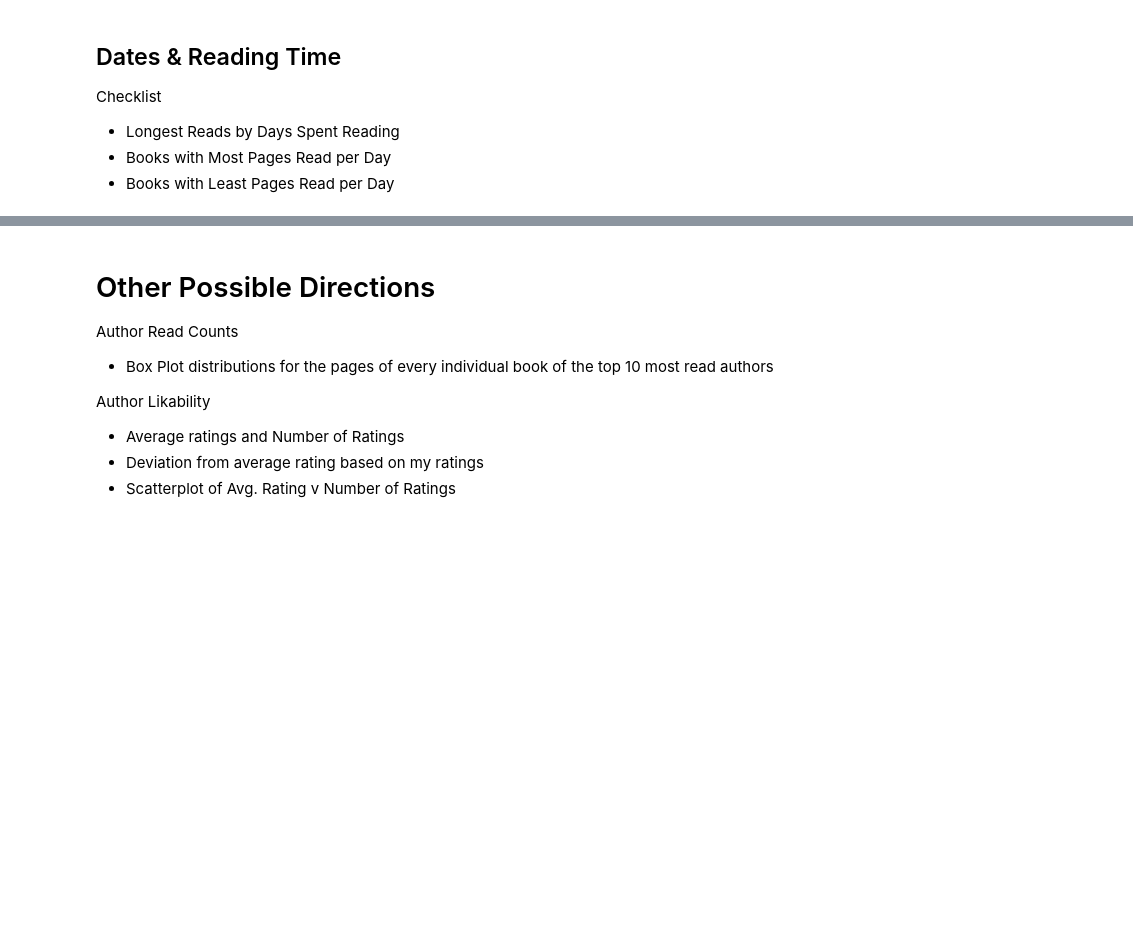
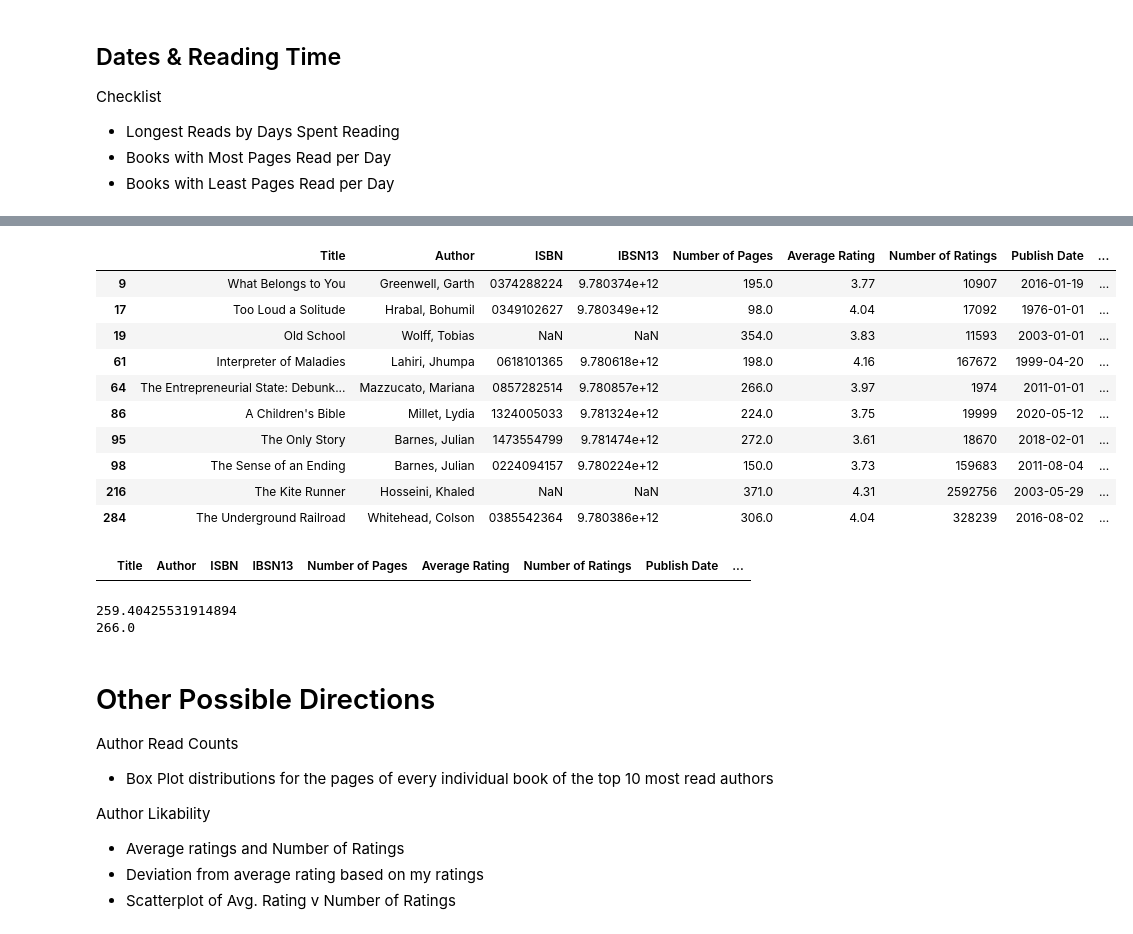
Before and after one commit to ccmilne/GoodReads_Parser, a Jupyter notebook: GoodReads_Analysis.ipynb, the cells around one changed output, grey strips where cells are left out. Saved outputs shown, nothing was run; the diff lists cells and outputs as text; code cells hidden in the pictures; blank space fills up the shorter version.

```diff
--- a/GoodReads_Analysis.ipynb
+++ b/GoodReads_Analysis.ipynb
@@ -348,3 +421,29 @@ Text(0.5, 1.0, 'Books with Least Pages Read per Day')
+# %%
+five_star_reads
+# %% [output]
+|  | Title | Author | ISBN | IBSN13 | Number of Pages | Average Rating | Number of Ratings | Publish Date | ... |
+| 9 | What Belongs to You | Greenwell, Garth | 0374288224 | 9.780374e+12 | 195.0 | 3.77 | 10907 | 2016-01-19 | ... |
+| 17 | Too Loud a Solitude | Hrabal, Bohumil | 0349102627 | 9.780349e+12 | 98.0 | 4.04 | 17092 | 1976-01-01 | ... |
+| 19 | Old School | Wolff, Tobias | NaN | NaN | 354.0 | 3.83 | 11593 | 2003-01-01 | ... |
+| 61 | Interpreter of Maladies | Lahiri, Jhumpa | 0618101365 | 9.780618e+12 | 198.0 | 4.16 | 167672 | 1999-04-20 | ... |
+| 64 | The Entrepreneurial State: Debunk... | Mazzucato, Mariana | 0857282514 | 9.780857e+12 | 266.0 | 3.97 | 1974 | 2011-01-01 | ... |
+| 86 | A Children's Bible | Millet, Lydia | 1324005033 | 9.781324e+12 | 224.0 | 3.75 | 19999 | 2020-05-12 | ... |
+| 95 | The Only Story | Barnes, Julian | 1473554799 | 9.781474e+12 | 272.0 | 3.61 | 18670 | 2018-02-01 | ... |
+| 98 | The Sense of an Ending | Barnes, Julian | 0224094157 | 9.780224e+12 | 150.0 | 3.73 | 159683 | 2011-08-04 | ... |
+| 216 | The Kite Runner | Hosseini, Khaled | NaN | NaN | 371.0 | 4.31 | 2592756 | 2003-05-29 | ... |
+| 284 | The Underground Railroad | Whitehead, Colson | 0385542364 | 9.780386e+12 | 306.0 | 4.04 | 328239 | 2016-08-02 | ... |
+# %%
+one_star_reads
+# %% [output]
+|  | Title | Author | ISBN | IBSN13 | Number of Pages | Average Rating | Number of Ratings | Publish Date | ... |
+# %%
+average_pages = recent_year['Number of Pages'].mean()
+print(average_pages)
+median_pages = recent_year['Number of Pages'].median()
+print(median_pages)
+# %% [output]
+259.40425531914894
+266.0
 # %% [markdown]
 # Other Possible Directions
 
```
Also changed, not shown: parts of 19 cells of this notebook.
